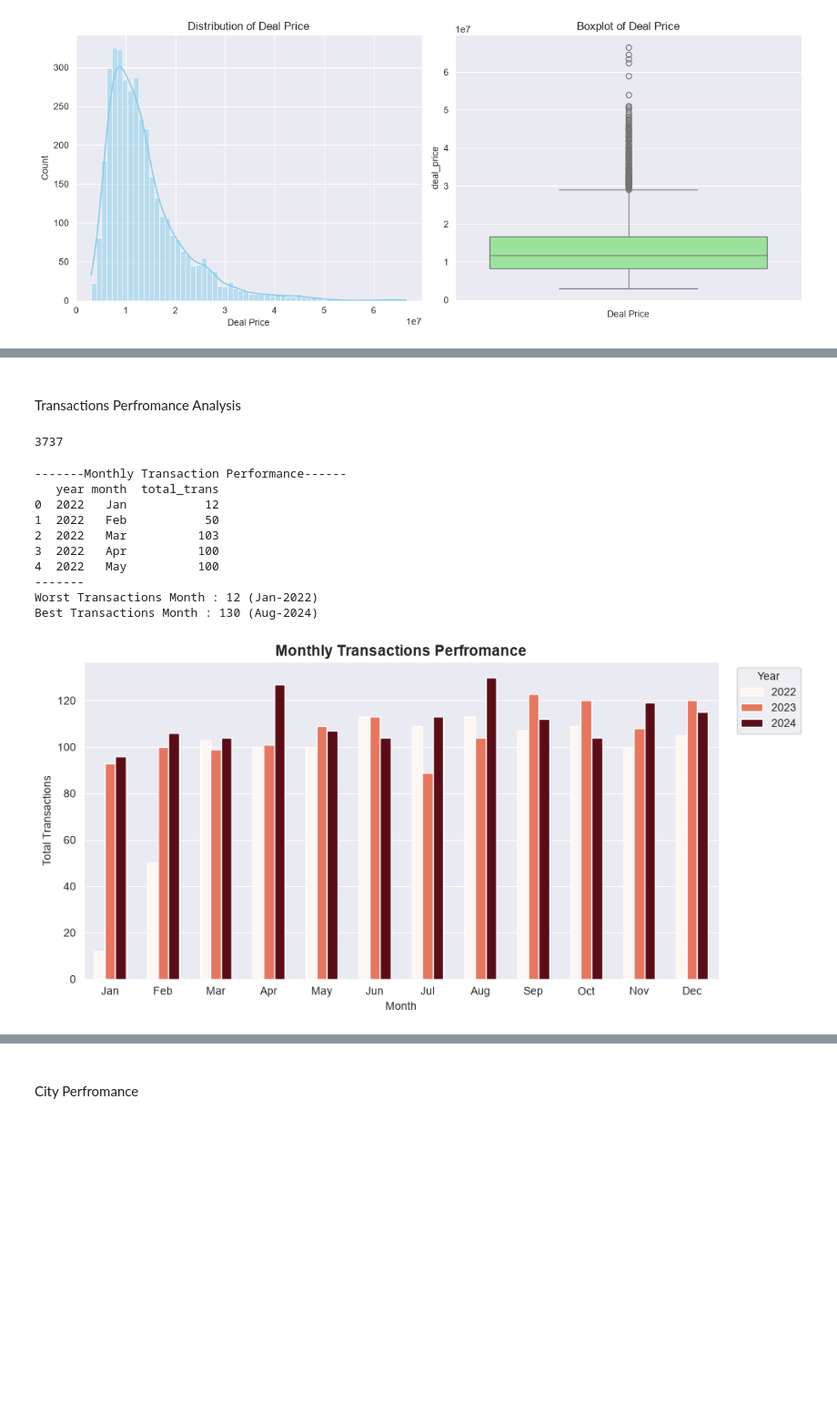
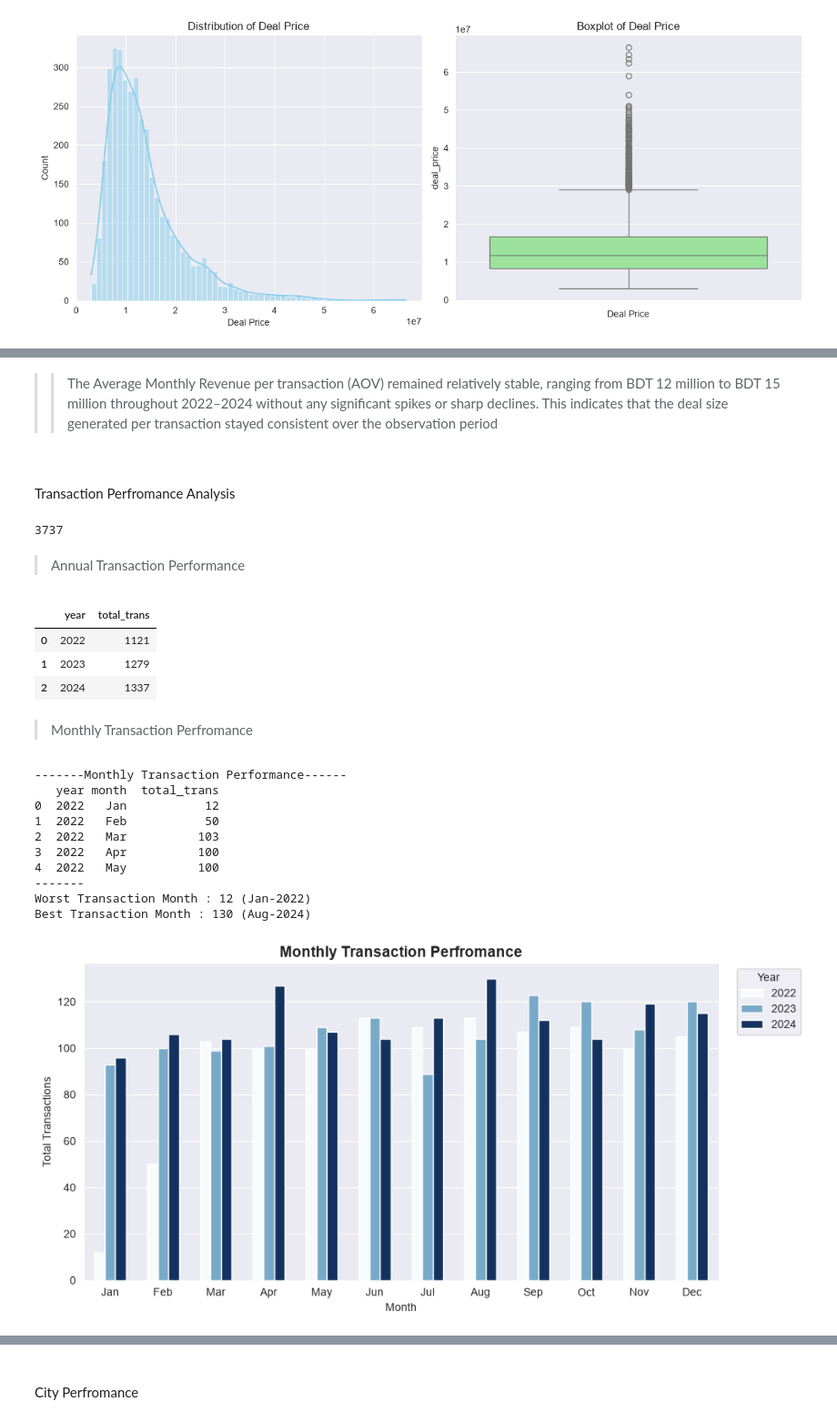
Before and after one commit to hlmtssilvia/Real_Estate_Analytics_Project, a Jupyter notebook: Notebook/Sales_Performance_Analysis.ipynb, the cells around one changed output, grey strips where cells are left out. Shown at 91% size. Saved outputs shown, nothing was run; the diff lists cells and outputs as text; code cells hidden in the pictures; blank space fills up the shorter version.

```diff
--- a/Notebook/Sales_Performance_Analysis.ipynb
+++ b/Notebook/Sales_Performance_Analysis.ipynb
@@ -367,0 +371,28 @@ Transactions trends across YoY, QoQ, and MoM demonstrate strong business perform
+# %%
+sns.set_style('darkgrid')
+plt.figure(figsize=(10,5))
+
+sns.barplot(
+    data=rev_year_month,
+    x='month',
+    y='average_rev',
+    hue='year',
+    width=0.6,
+    palette = 'Reds'
+)
+
+plt.title('AVG Monthly Revenue Perfromance', fontsize=14, fontweight='bold')
+plt.xlabel('month')
+plt.ylabel('Total Revenue')
+
+# pindahkan legend ke luar grafik
+plt.legend(
+    title='Year',
+    bbox_to_anchor=(1.02, 1),
+    loc='upper left'
+)
+
+plt.tight_layout()
+plt.show()
+
+rev_year_month['average_rev'].describe()
@@ -368,6 +410,8 @@ Transactions trends across YoY, QoQ, and MoM demonstrate strong business perform
+# %% [markdown]
+>>The Average Monthly Revenue per transaction (AOV) remained relatively stable, ranging from BDT 12 million to BDT 15 million throughout 2022–2024 without any significant spikes or sharp declines. This indicates that the deal size generated per transaction stayed consistent over the observation period
 # %% [markdown]
 ##
-Transactions Perfromance Analysis
+Transaction Perfromance Analysis
 # %%
 total_trans = (df_completed['transaction_id'].count())
 print(total_trans)
@@ -384,3 +420,22 @@ trans_year_month = (\
+# %% [markdown]
+>Annual Transaction Performance
+# %%
+trans_year = (\
+            df_completed
+            .groupby(['year'])
+            .agg(total_trans = ('transaction_id','count'))
+            .reset_index()
+            .sort_values('year')
+)
+
+trans_year
+# %% [output]
+|  | year | total_trans |
+| 0 | 2022 | 1121 |
+| 1 | 2023 | 1279 |
+| 2 | 2024 | 1337 |
+# %% [markdown]
+>Monthly Transaction Perfromance
 # %%
 trans_year_month = (\
             df_completed
@@ -399,8 +454,8 @@ print(trans_year_month.head())
 print('-------')
 min_trans = trans_year_month.loc[trans_year_month['total_trans'].idxmin()]
 max_trans = trans_year_month.loc[trans_year_month['total_trans'].idxmax()]
-print(f"Worst Transactions Month : {min_trans['total_trans']} ({min_trans['month']}-{min_trans['year']})")
-print(f"Best Transactions Month : {max_trans['total_trans']} ({max_trans['month']}-{max_trans['year']})")
+print(f"Worst Transaction Month : {min_trans['total_trans']} ({min_trans['month']}-{min_trans['year']})")
+print(f"Best Transaction Month : {max_trans['total_trans']} ({max_trans['month']}-{max_trans['year']})")
 # %% [output]
 -------Monthly Transaction Performance------
    year month  total_trans
@@ -410,33 +465,33 @@ print(f"Best Transactions Month : {max_trans['total_trans']} ({max_trans['month'
 3  2022   Apr          100
 4  2022   May          100
 -------
-Worst Transactions Month : 12 (Jan-2022)
-Best Transactions Month : 130 (Aug-2024)
+Worst Transaction Month : 12 (Jan-2022)
+Best Transaction Month : 130 (Aug-2024)
 # %%
 sns.set_style('darkgrid')
 plt.figure(figsize=(10,5))
 
 sns.barplot(
     data=trans_year_month,
     x='month',
     y='total_trans',
     hue='year',
     width=0.6,
-    palette = 'Reds'
+    palette = 'Blues'
 )
 
-plt.title('Monthly Transactions Perfromance', fontsize=14, fontweight='bold')
+plt.title('Monthly Transaction Perfromance', fontsize=14, fontweight='bold')
 plt.xlabel('Month')
 plt.ylabel('Total Transactions')
 
 # pindahkan legend ke luar grafik
 plt.legend(
     title='Year',
     bbox_to_anchor=(1.02, 1),
     loc='upper left'
 )
 
 plt.tight_layout()
 plt.show()
 # %% [output]
-[figure, old version]
+[figure, new version]
```
Also changed, not shown: parts of 31 cells of this notebook.
